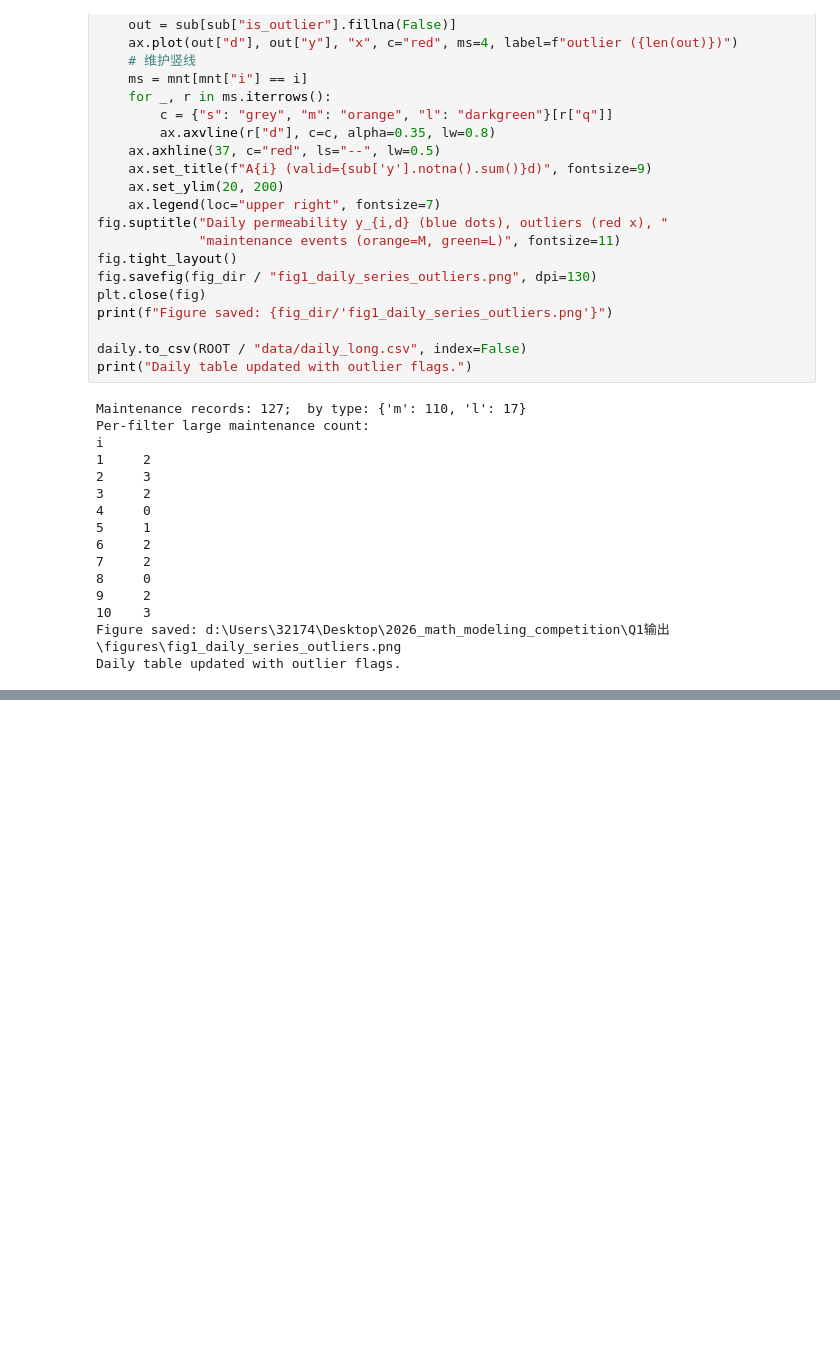
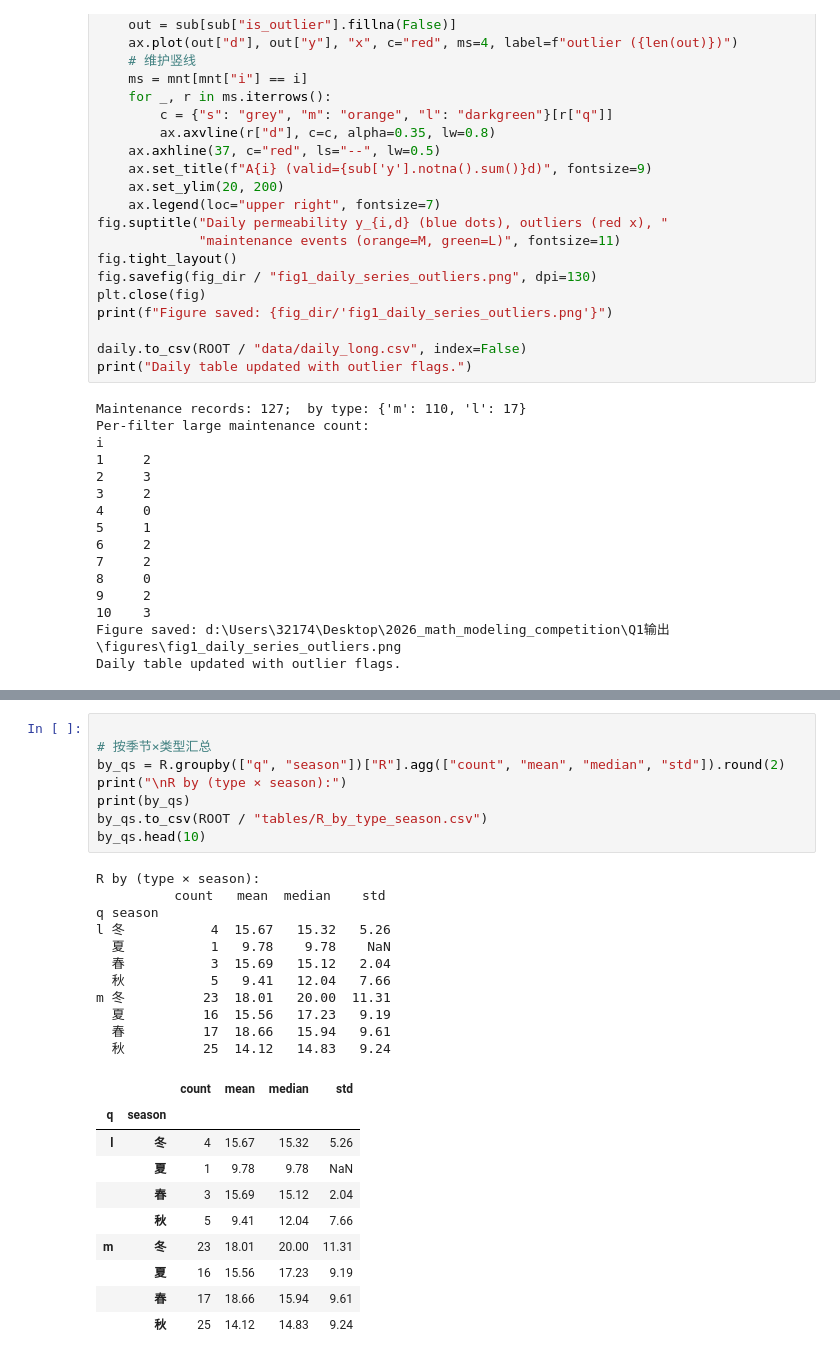
Before and after one commit to hhhhollow/2026_math_modeling_competition, a Jupyter notebook: lyx/Jupyter复现/Q1.ipynb, the cells around one changed output, grey strips where cells are left out. Cells and saved outputs as stored; diff of their text form; blank space fills up the shorter version.

```diff
--- a/lyx/Jupyter复现/Q1.ipynb
+++ b/lyx/Jupyter复现/Q1.ipynb
@@ -328,0 +835,30 @@ Daily table updated with outlier flags.
+# %%
+
+# 按季节×类型汇总
+by_qs = R.groupby(["q", "season"])["R"].agg(["count", "mean", "median", "std"]).round(2)
+print("\nR by (type × season):")
+print(by_qs)
+by_qs.to_csv(ROOT / "tables/R_by_type_season.csv")
+by_qs.head(10)
+# %% [output]
+R by (type × season):
+          count   mean  median    std
+q season
+l 冬           4  15.67   15.32   5.26
+  夏           1   9.78    9.78    NaN
+  春           3  15.69   15.12   2.04
+  秋           5   9.41   12.04   7.66
+m 冬          23  18.01   20.00  11.31
+  夏          16  15.56   17.23   9.19
+  春          17  18.66   15.94   9.61
+  秋          25  14.12   14.83   9.24
+|  |  | count | mean | median | std |
+| q | season |  |  |  |  |
+| l | 冬 | 4 | 15.67 | 15.32 | 5.26 |
+|  | 夏 | 1 | 9.78 | 9.78 | NaN |
+|  | 春 | 3 | 15.69 | 15.12 | 2.04 |
+|  | 秋 | 5 | 9.41 | 12.04 | 7.66 |
+| m | 冬 | 23 | 18.01 | 20.00 | 11.31 |
+|  | 夏 | 16 | 15.56 | 17.23 | 9.19 |
+|  | 春 | 17 | 18.66 | 15.94 | 9.61 |
+|  | 秋 | 25 | 14.12 | 14.83 | 9.24 |
```
Also changed, not shown: parts of 29 cells of this notebook.
